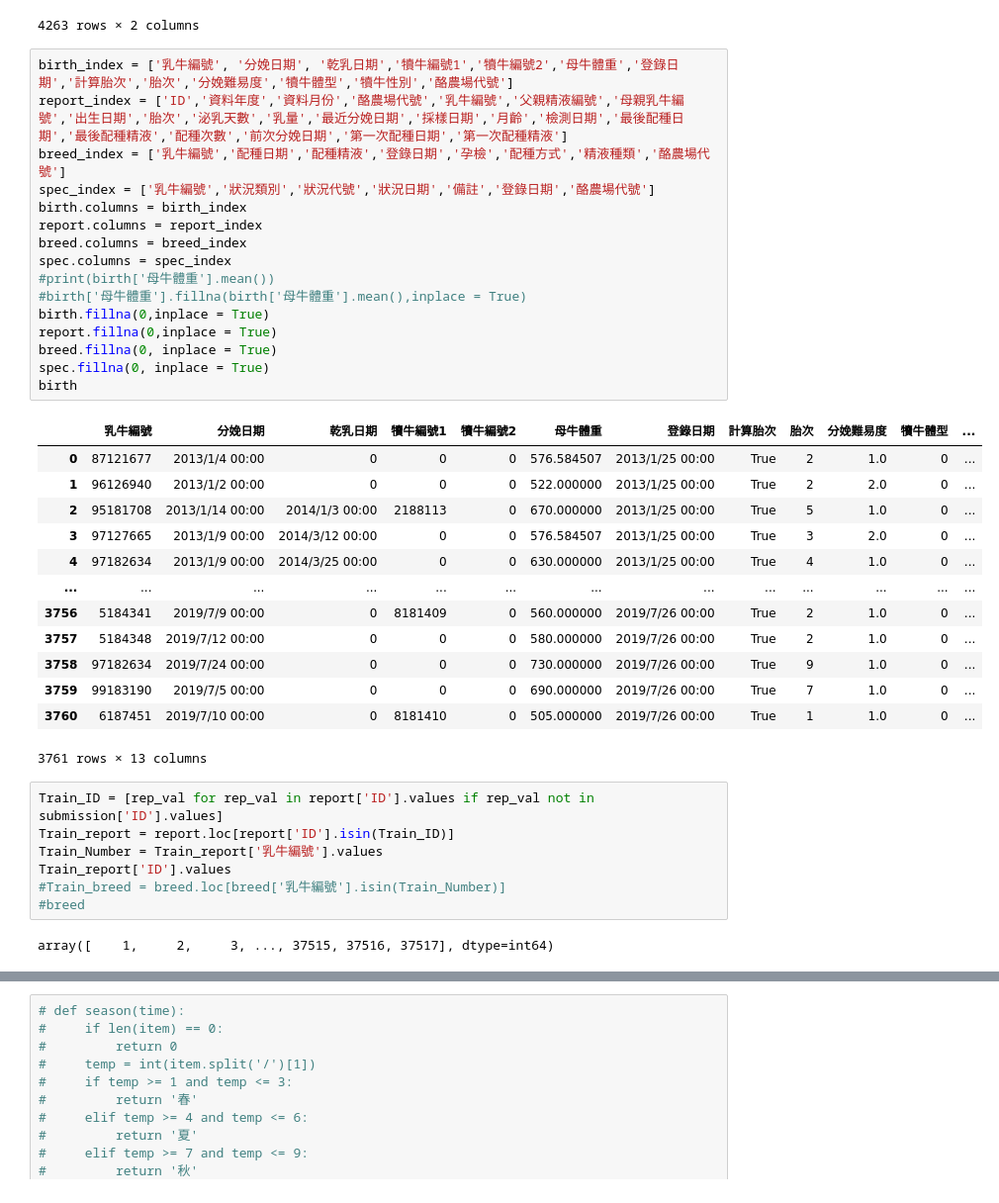
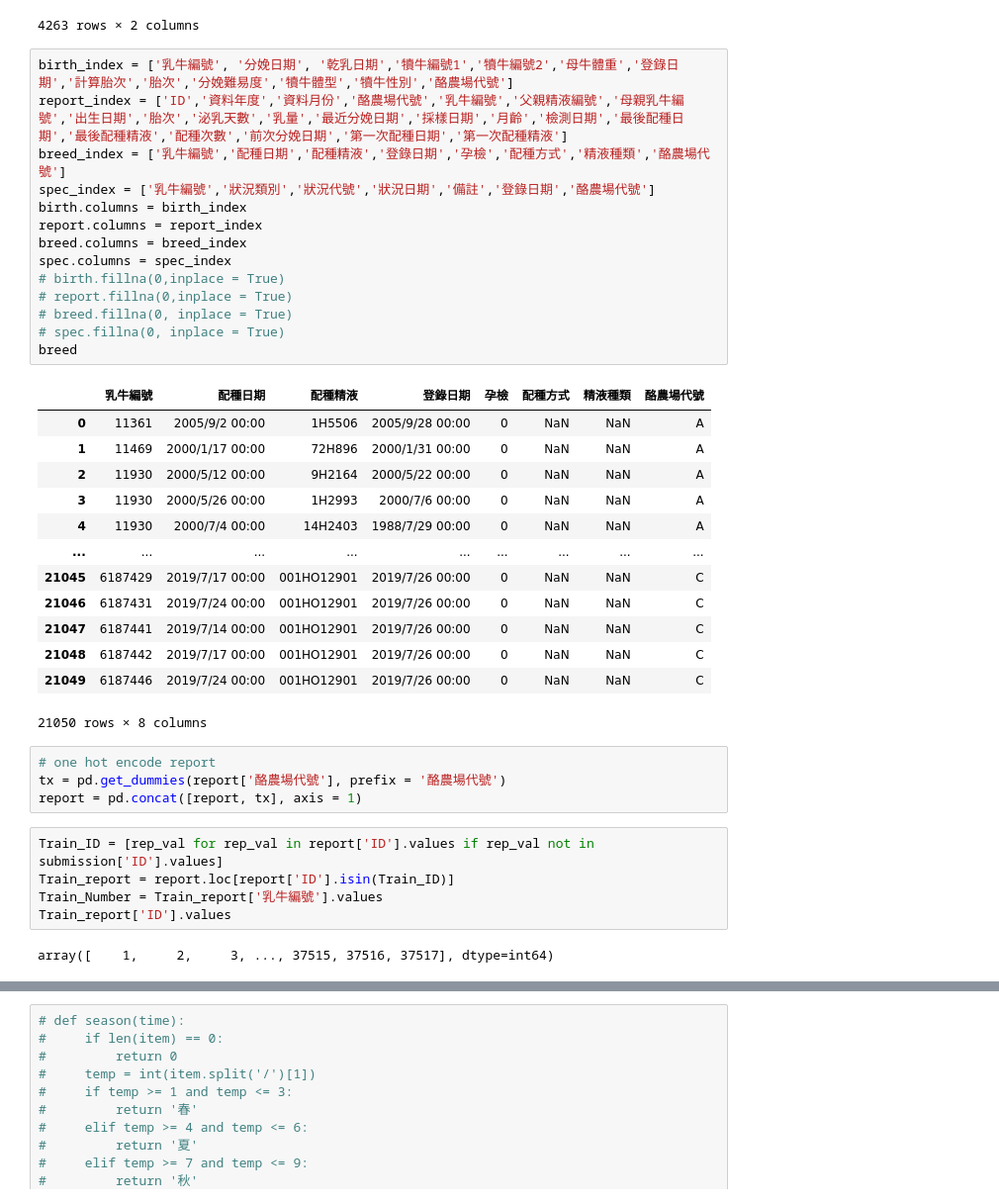
Before and after one commit to kevin879275/DL_FinalProject, a Jupyter notebook: data.ipynb, the cells around one changed output, grey strips where cells are left out. Shown at 99% size. Saved outputs shown, nothing was run; the diff lists cells and outputs as text.

Commit message:
update data processing
follow up: spec.csv not done

observe: breed.csv no use. too many nan

```diff
--- a/data.ipynb
+++ b/data.ipynb
@@ -29,40 +28,40 @@ submission
 # %%
 birth_index = ['乳牛編號', '分娩日期', '乾乳日期','犢牛編號1','犢牛編號2','母牛體重','登錄日期','計算胎次','胎次','分娩難易度','犢牛體型','犢牛性別','酪農場代號']
 report_index = ['ID','資料年度','資料月份','酪農場代號','乳牛編號','父親精液編號','母親乳牛編號','出生日期','胎次','泌乳天數','乳量','最近分娩日期','採樣日期','月齡','檢測日期','最後配種日期','最後配種精液','配種次數','前次分娩日期','第一次配種日期','第一次配種精液']
 breed_index = ['乳牛編號','配種日期','配種精液','登錄日期','孕檢','配種方式','精液種類','酪農場代號']
 spec_index = ['乳牛編號','狀況類別','狀況代號','狀況日期','備註','登錄日期','酪農場代號']
 birth.columns = birth_index
 report.columns = report_index
 breed.columns = breed_index
 spec.columns = spec_index
-#print(birth['母牛體重'].mean())
-#birth['母牛體重'].fillna(birth['母牛體重'].mean(),inplace = True)
-birth.fillna(0,inplace = True)
-report.fillna(0,inplace = True)
-breed.fillna(0, inplace = True)
-spec.fillna(0, inplace = True)
-birth
+# birth.fillna(0,inplace = True)
+# report.fillna(0,inplace = True)
+# breed.fillna(0, inplace = True)
+# spec.fillna(0, inplace = True)
+breed
 # %% [output]
-|  | 乳牛編號 | 分娩日期 | 乾乳日期 | 犢牛編號1 | 犢牛編號2 | 母牛體重 | 登錄日期 | 計算胎次 | 胎次 | 分娩難易度 | 犢牛體型 | ... |
-| 0 | 87121677 | 2013/1/4 00:00 | 0 | 0 | 0 | 576.584507 | 2013/1/25 00:00 | True | 2 | 1.0 | 0 | ... |
-| 1 | 96126940 | 2013/1/2 00:00 | 0 | 0 | 0 | 522.000000 | 2013/1/25 00:00 | True | 2 | 2.0 | 0 | ... |
-| 2 | 95181708 | 2013/1/14 00:00 | 2014/1/3 00:00 | 2188113 | 0 | 670.000000 | 2013/1/25 00:00 | True | 5 | 1.0 | 0 | ... |
-| 3 | 97127665 | 2013/1/9 00:00 | 2014/3/12 00:00 | 0 | 0 | 576.584507 | 2013/1/25 00:00 | True | 3 | 2.0 | 0 | ... |
-| 4 | 97182634 | 2013/1/9 00:00 | 2014/3/25 00:00 | 0 | 0 | 630.000000 | 2013/1/25 00:00 | True | 4 | 1.0 | 0 | ... |
-| ... | ... | ... | ... | ... | ... | ... | ... | ... | ... | ... | ... | ... |
-| 3756 | 5184341 | 2019/7/9 00:00 | 0 | 8181409 | 0 | 560.000000 | 2019/7/26 00:00 | True | 2 | 1.0 | 0 | ... |
-| 3757 | 5184348 | 2019/7/12 00:00 | 0 | 0 | 0 | 580.000000 | 2019/7/26 00:00 | True | 2 | 1.0 | 0 | ... |
-| 3758 | 97182634 | 2019/7/24 00:00 | 0 | 0 | 0 | 730.000000 | 2019/7/26 00:00 | True | 9 | 1.0 | 0 | ... |
-| 3759 | 99183190 | 2019/7/5 00:00 | 0 | 0 | 0 | 690.000000 | 2019/7/26 00:00 | True | 7 | 1.0 | 0 | ... |
-| 3760 | 6187451 | 2019/7/10 00:00 | 0 | 8181410 | 0 | 505.000000 | 2019/7/26 00:00 | True | 1 | 1.0 | 0 | ... |
+|  | 乳牛編號 | 配種日期 | 配種精液 | 登錄日期 | 孕檢 | 配種方式 | 精液種類 | 酪農場代號 |
+| 0 | 11361 | 2005/9/2 00:00 | 1H5506 | 2005/9/28 00:00 | 0 | NaN | NaN | A |
+| 1 | 11469 | 2000/1/17 00:00 | 72H896 | 2000/1/31 00:00 | 0 | NaN | NaN | A |
+| 2 | 11930 | 2000/5/12 00:00 | 9H2164 | 2000/5/22 00:00 | 0 | NaN | NaN | A |
+| 3 | 11930 | 2000/5/26 00:00 | 1H2993 | 2000/7/6 00:00 | 0 | NaN | NaN | A |
+| 4 | 11930 | 2000/7/4 00:00 | 14H2403 | 1988/7/29 00:00 | 0 | NaN | NaN | A |
+| ... | ... | ... | ... | ... | ... | ... | ... | ... |
+| 21045 | 6187429 | 2019/7/17 00:00 | 001HO12901 | 2019/7/26 00:00 | 0 | NaN | NaN | C |
+| 21046 | 6187431 | 2019/7/24 00:00 | 001HO12901 | 2019/7/26 00:00 | 0 | NaN | NaN | C |
+| 21047 | 6187441 | 2019/7/14 00:00 | 001HO12901 | 2019/7/26 00:00 | 0 | NaN | NaN | C |
+| 21048 | 6187442 | 2019/7/17 00:00 | 001HO12901 | 2019/7/26 00:00 | 0 | NaN | NaN | C |
+| 21049 | 6187446 | 2019/7/24 00:00 | 001HO12901 | 2019/7/26 00:00 | 0 | NaN | NaN | C |
-3761 rows × 13 columns
+21050 rows × 8 columns
+# %%
+# one hot encode report
+tx = pd.get_dummies(report['酪農場代號'], prefix = '酪農場代號')
+report = pd.concat([report, tx], axis = 1)
 # %%
 Train_ID = [rep_val for rep_val in report['ID'].values if rep_val not in submission['ID'].values]
 Train_report = report.loc[report['ID'].isin(Train_ID)]
 Train_Number = Train_report['乳牛編號'].values
 Train_report['ID'].values
-#Train_breed = breed.loc[breed['乳牛編號'].isin(Train_Number)]
-#breed
 # %% [output]
 array([    1,     2,     3, ..., 37515, 37516, 37517], dtype=int64)
 # %%
```
Also changed, not shown: parts of 11 cells of this notebook, 2 other files.
